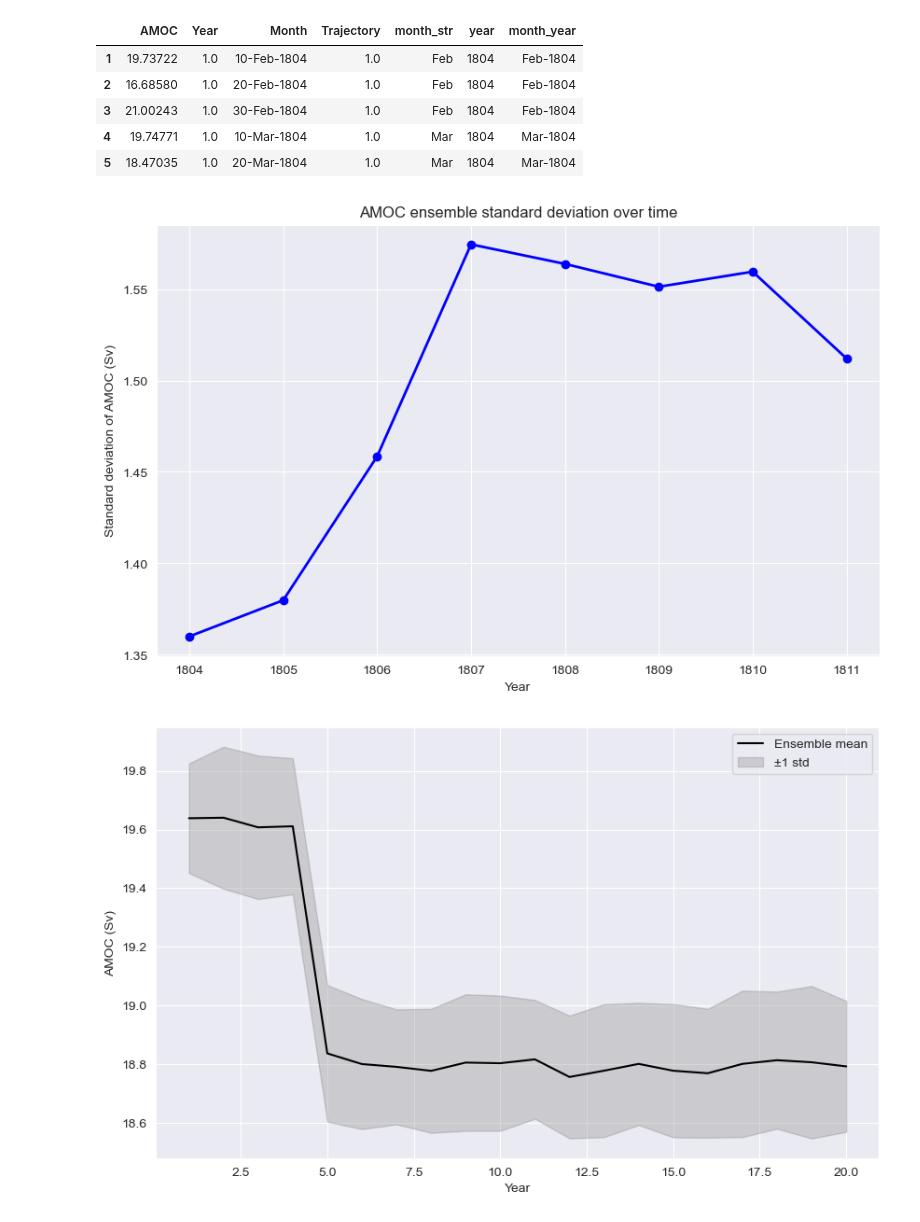
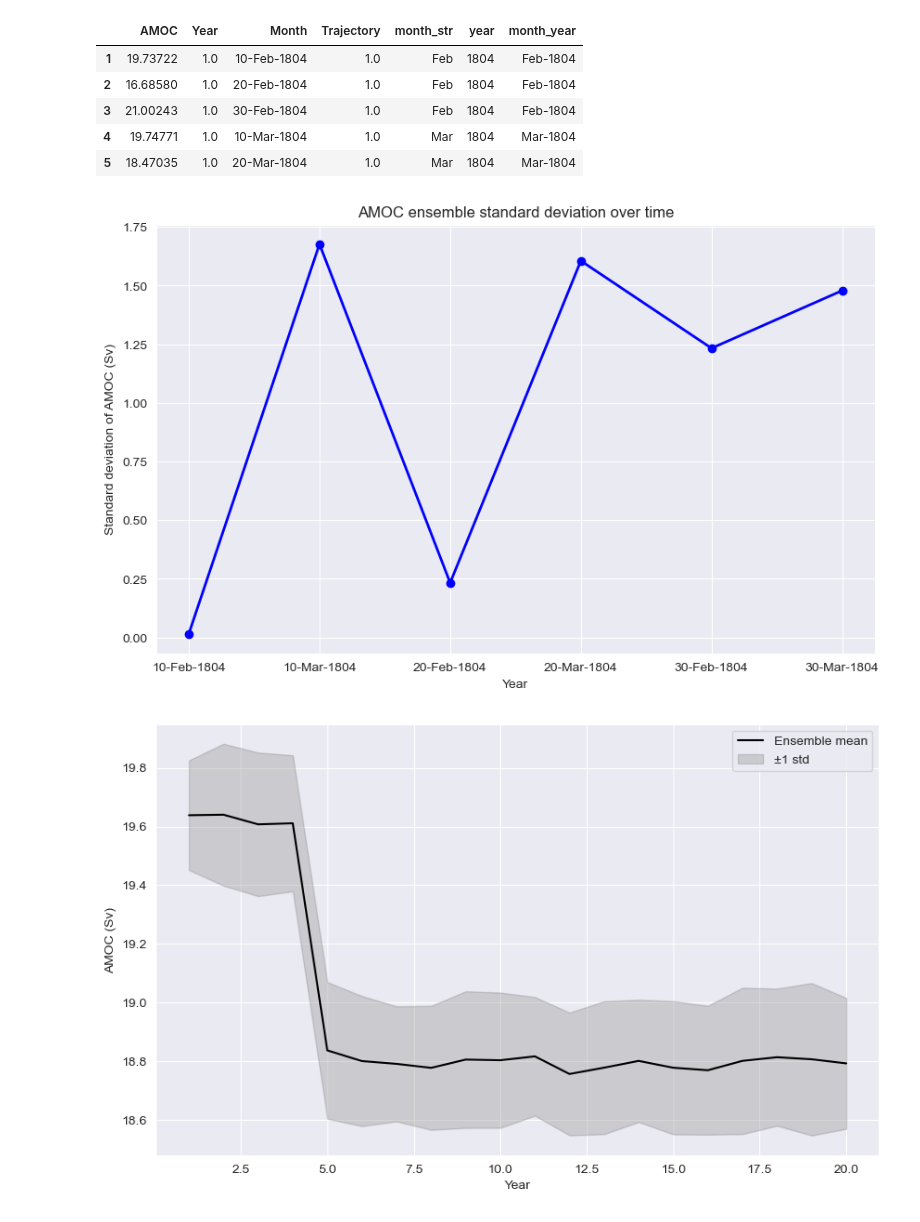
Before and after one commit to amethystaurora-robo/plasim_rare_events, a Jupyter notebook: traj_analysis.ipynb, the cells around one changed output. Saved outputs shown, nothing was run; the diff lists cells and outputs as text; code cells hidden in the pictures.

```diff
--- a/traj_analysis.ipynb
+++ b/traj_analysis.ipynb
@@ -214,3 +214,10 @@ Try using .loc[row_indexer,col_indexer] = value instead
 
 See the caveats in the documentation: https://pandas.pydata.org/pandas-docs/stable/user_guide/indexing.html#returning-a-view-versus-a-copy
   monthly_data['AMOC']=monthly_data['AMOC'].astype(float)
+# %%
+first = monthly_data.loc[monthly_data['year']==1804]
+feb = monthly_data.loc[(monthly_data['month_year']=='Feb-1804') | (monthly_data['month_year']=='Mar-1804')]
+traj_one = monthly_data.loc[monthly_data['Trajectory']==1.0]
+feb_sorted = feb.sort_values(by="month_year")
+feb_sorted.head()
+traj_one.head()
@@ -260,19 +308,19 @@ monthly_data.head()
 | 5 | 18.47035 | 1.0 | 20-Mar-1804 | 1.0 | Mar | 1804 | Mar-1804 |
 # %%
 # compute std dev for each year
-std_per_year = monthly_data.groupby("year")["AMOC"].std().reset_index()
+std_per_year = feb_sorted.groupby("Month")["AMOC"].std().reset_index()
 
 # plot
 plt.figure(figsize=(10,6))
-plt.plot(std_per_year["year"], std_per_year["AMOC"], color="blue", marker="o", linewidth=2)
+plt.plot(std_per_year["Month"], std_per_year["AMOC"], color="blue", marker="o", linewidth=2)
 plt.xlabel("Year")
 plt.ylabel("Standard deviation of AMOC (Sv)")
 plt.title("AMOC ensemble standard deviation over time")
 plt.grid(True)
 plt.show()
 #plt.savefig("AMOC_std_dev.png")
 # %% [output]
-[figure, old version]
+[figure, new version]
 # %%
 stats = amoc.groupby("Year")["AMOC"].agg(Mean_AMOC="mean", Std_AMOC="std").reset_index()
 plt.figure(figsize=(10,6))
```
Also changed, not shown: parts of 5 cells of this notebook, 1 other file.
